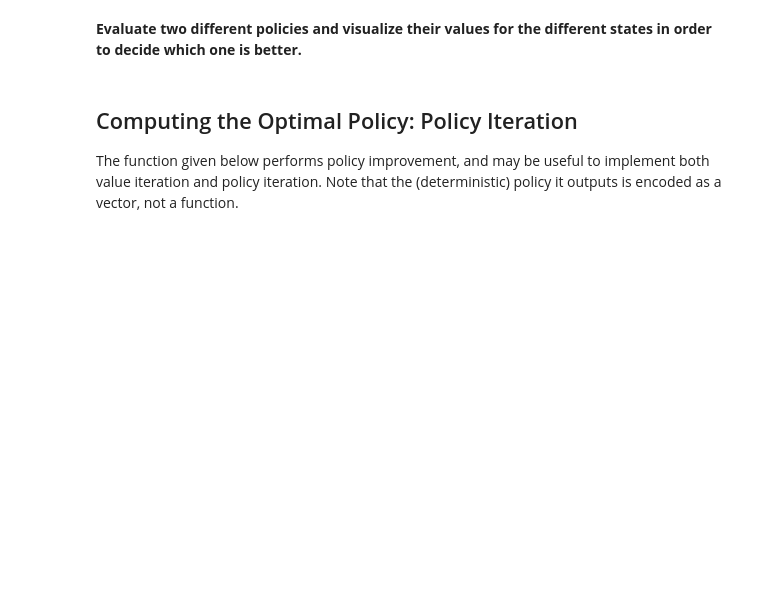
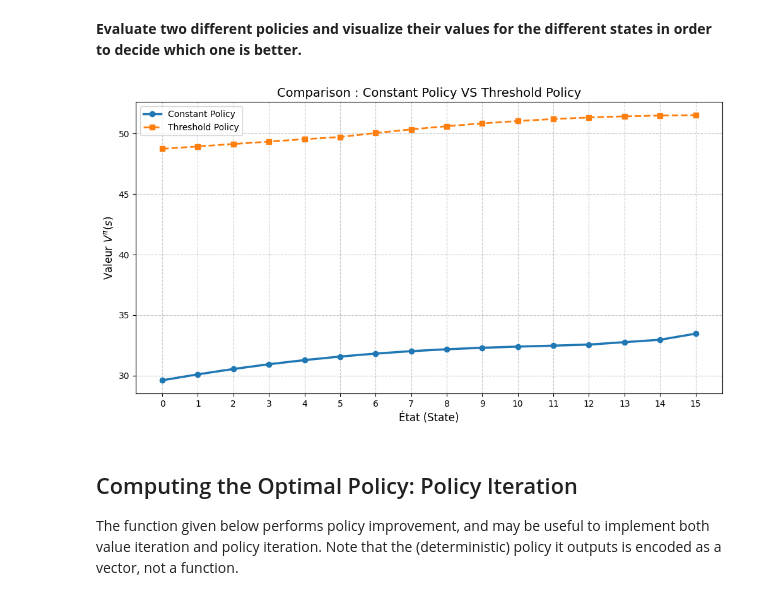
Before and after one commit to milanolivia/apprentissage_seq, a Jupyter notebook: StoreManagement.ipynb, the cells around one changed output. Cells and saved outputs as stored; diff of their text form; code cells hidden in the pictures; blank space fills up the shorter version.

```diff
--- a/StoreManagement.ipynb
+++ b/StoreManagement.ipynb
@@ -381,3 +405,25 @@ print(Values)
+# %%
+Values_piconstant = EvaluatePolicy(PiConstant)
+Values_pithreshold = EvaluatePolicy(PiThreshold)
+
+states = np.arange(len(Values_matrix))
+
+plt.figure(figsize=(12, 6))
+
+
+plt.plot(states, Values_piconstant, 'o-', label='Constant Policy', linewidth=2.5)
+plt.plot(states, Values_pithreshold, 's--', label='Threshold Policy', linewidth=2)
+
+plt.title('Comparison : Constant Policy VS Threshold Policy', fontsize=14)
+plt.xlabel('État (State)', fontsize=12)
+plt.ylabel('Valeur $V^\pi(s)$', fontsize=12)
+plt.legend()
+plt.grid(True, linestyle='--', alpha=0.7)
+plt.xticks(states)
+
+plt.show()
+# %% [output]
+[figure, added]
 # %% [markdown]
 ## Computing the Optimal Policy: Policy Iteration
 
```
Also changed, not shown: parts of 15 cells of this notebook.
